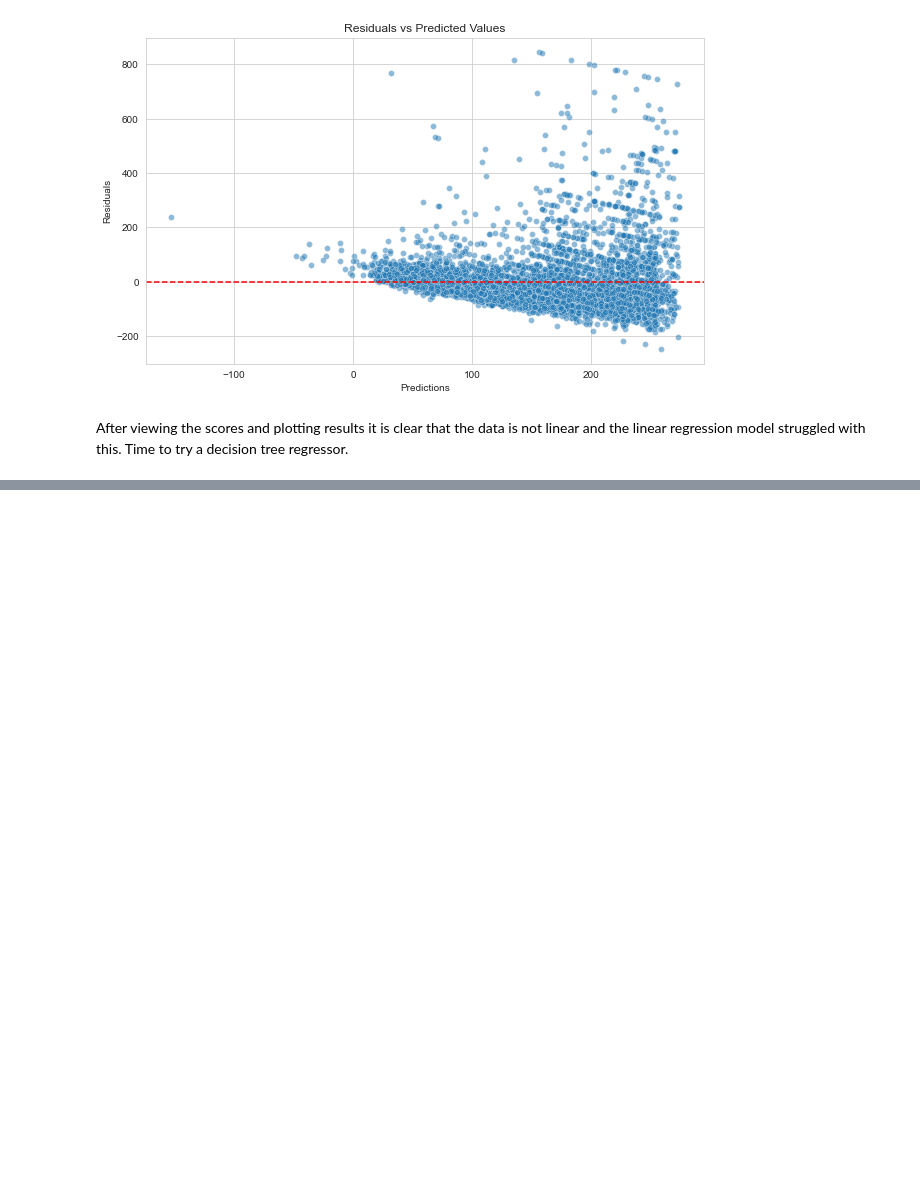
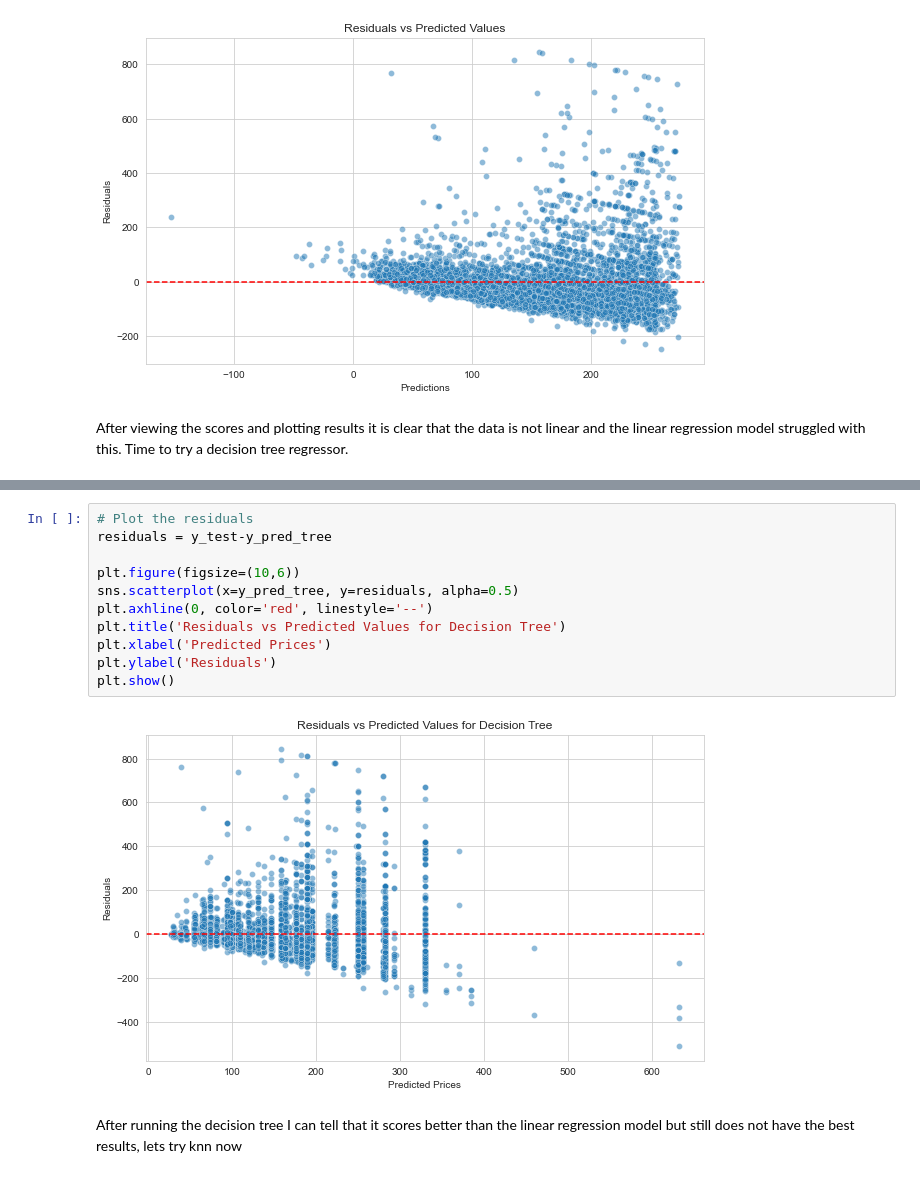
Before and after one commit to mrawlin6/AirBNB_Listings, a Jupyter notebook: AirBNB_DATA/AirBNB_EDA.ipynb, the cells around one changed output, grey strips where cells are left out. Saved outputs shown, nothing was run; the diff lists cells and outputs as text; blank space fills up the shorter version.

```diff
--- a/AirBNB_DATA/AirBNB_EDA.ipynb
+++ b/AirBNB_DATA/AirBNB_EDA.ipynb
@@ -1053,0 +1182,15 @@ linregress_pipeline = Pipeline(steps=[
+# %%
+# Plot the residuals
+residuals = y_test-y_pred_tree
+
+plt.figure(figsize=(10,6))
+sns.scatterplot(x=y_pred_tree, y=residuals, alpha=0.5)
+plt.axhline(0, color='red', linestyle='--')
+plt.title('Residuals vs Predicted Values for Decision Tree')
+plt.xlabel('Predicted Prices')
+plt.ylabel('Residuals')
+plt.show()
+# %% [output]
+[figure, added]
+# %% [markdown]
+After running the decision tree I can tell that it scores better than the linear regression model but still does not have the best results, lets try knn now
```
Also changed, not shown: parts of 12 cells of this notebook.
